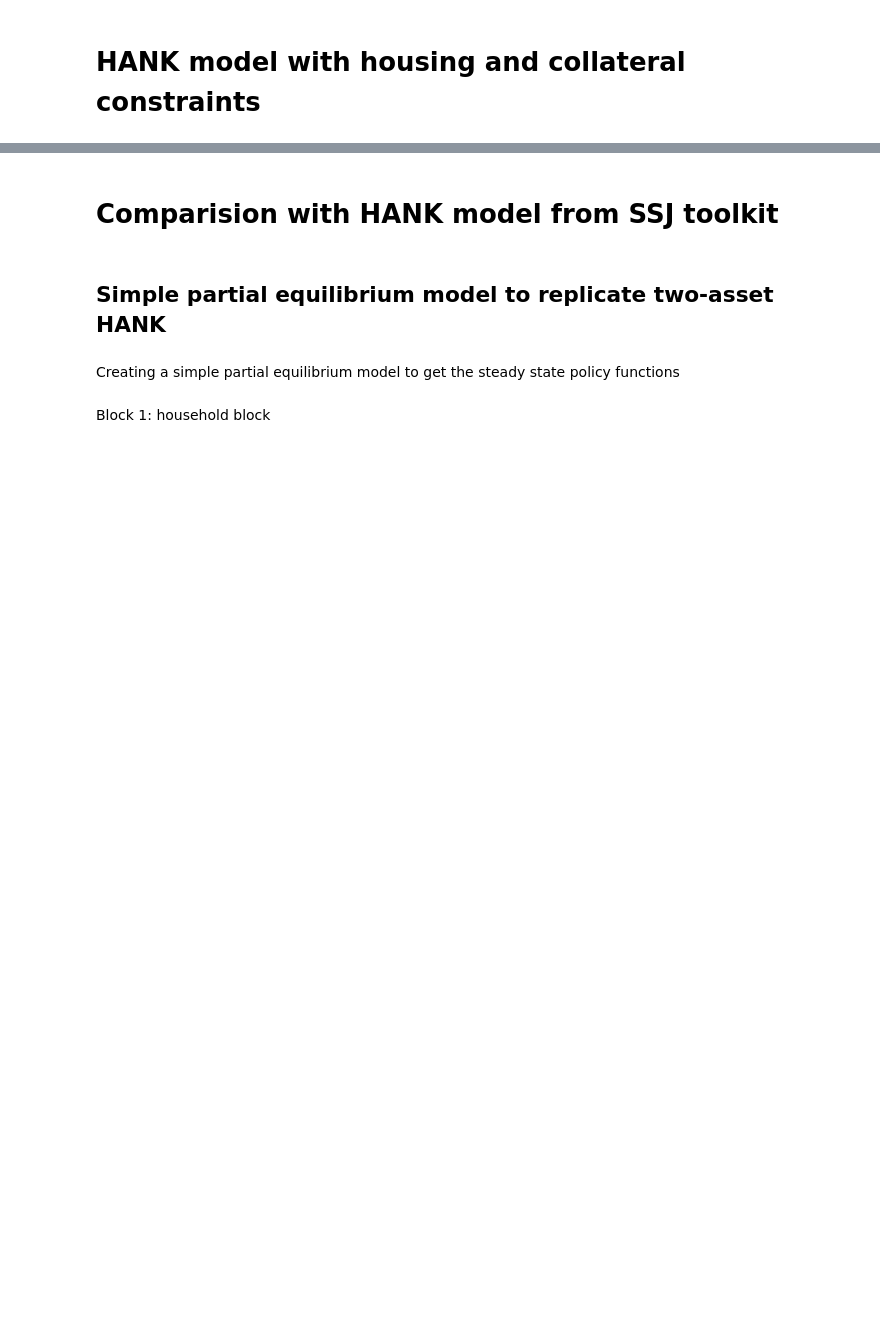
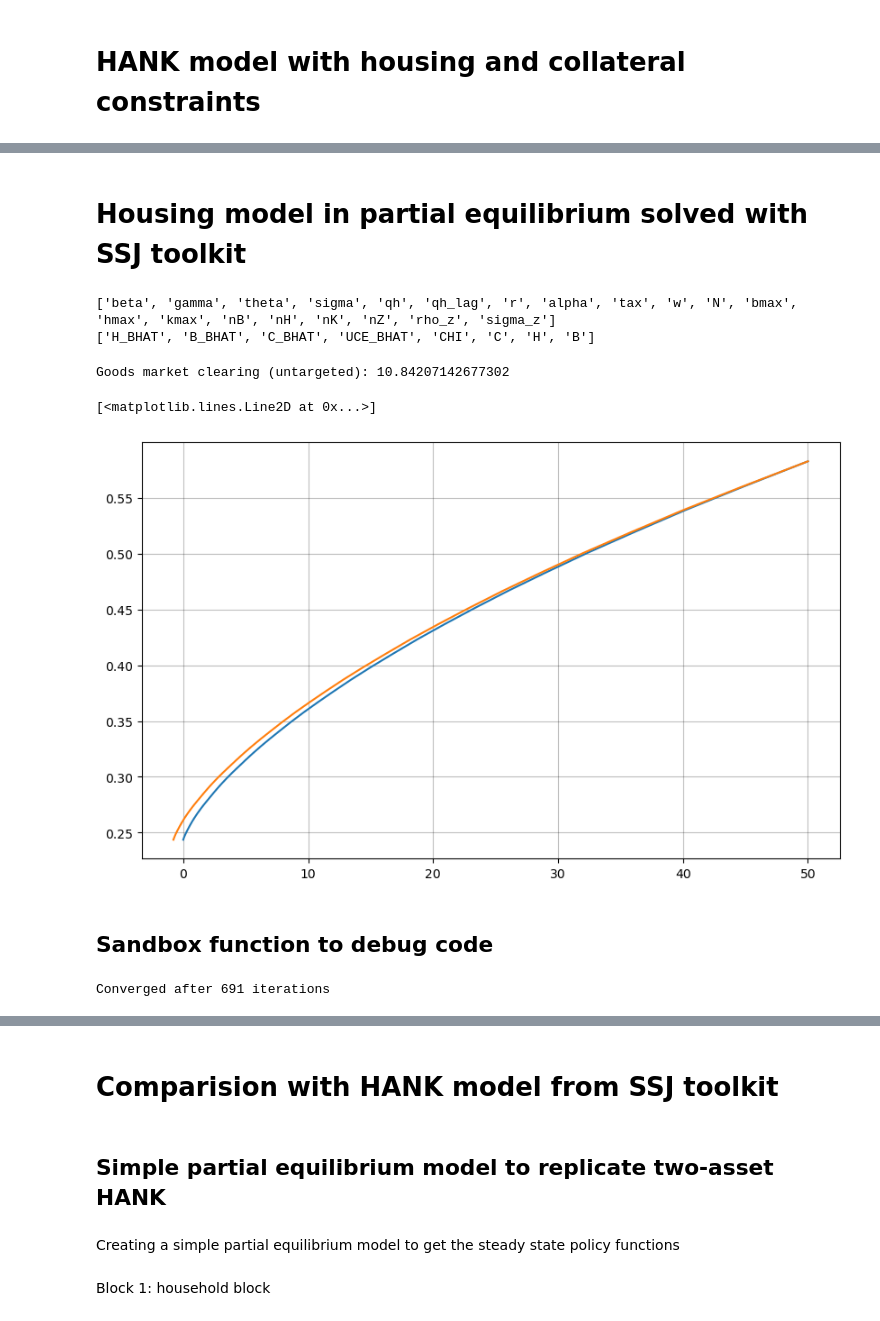
Before and after one commit to thom364e/sequence-jacobian, a Jupyter notebook: notebooks/housing_main.ipynb, the cells around one changed output, grey strips where cells are left out. Cells and saved outputs as stored; diff of their text form; code cells hidden in the pictures; blank space fills up the shorter version.

Commit message:
household problem working(ish)

```diff
--- a/notebooks/housing_main.ipynb
+++ b/notebooks/housing_main.ipynb
@@ -21,0 +27,44 @@ import hh_housing
+# %% [markdown]
+# Housing model in partial equilibrium solved with SSJ toolkit
+# %%
+# Setting up the heterogenous agent block
+hh = hh_housing_v2.hh_housecons # 1 step of backward induction algorithm
+hh_ext = hh.add_hetinputs([utils.income, utils.make_grids])
+hh_ext2 = hh_ext.add_hetoutputs([utils.bhat_to_b])
+print(hh_ext2.inputs)
+print(hh_ext2.outputs)
+
+# Creating the model with the other blocks being market clearing conditions
+blocks_ss = [hh_ext2, utils.nondur_mkt_clearing, utils.house_mkt_clearing]
+hank_ss = create_model(blocks_ss, name='Partial Equilibrium')
+
+calibration = {'nZ': 3, 'nB': 50, 'nH': 70, 'nK': 50,'bmax': 50, 'hmax': 10,
+               'kmax': 1, 'rho_z': 0.966, 'sigma_z': 0.92, 'tax': 0.3560606060606061,
+               'w': 0.66, 'N': 1.0, 'beta': 0.9762739008880041, 'gamma': 0.8, 'r': 0.025,
+               'Y': 1.0, 'sigma': 2.0, 'theta': 0.7,'qh_lag': 5.5, 'alpha': 1.0, 'qh': 5.5}
+
+unknowns_ss = {'HBAR': 1.0}
+targets_ss = {'house_mkt': 0.0}
+
+cali = hank_ss.solve_steady_state(calibration, unknowns_ss, targets_ss, solver='hybr')
+ss =  hank_ss.steady_state(cali)
+# %% [output]
+['beta', 'gamma', 'theta', 'sigma', 'qh', 'qh_lag', 'r', 'alpha', 'tax', 'w', 'N', 'bmax', 'hmax', 'kmax', 'nB', 'nH', 'nK', 'nZ', 'rho_z', 'sigma_z']
+['H_BHAT', 'B_BHAT', 'C_BHAT', 'UCE_BHAT', 'CHI', 'C', 'H', 'B']
+# %%
+print(f"Goods market clearing (untargeted): {ss['goods_mkt']}")
+# %% [output]
+Goods market clearing (untargeted): 10.84207142677302
+# %%
+fig = plt.figure(figsize=(10, 6))
+ax = fig.add_subplot(1,1,1)
+
+h_point = 10
+# ax.plot(ss.internals['hh']['b_grid'], ss.internals['hh']['c'][1,:,1].T, label = 'Consumption, general equilibrium')
+ax.plot(cali.internals['hh_housecons']['b_bhat_grid'], cali.internals['hh_housecons']['h_bhat'][1,:,h_point].T, label = 'Low gamma')
+ax.plot(cali.internals['hh_housecons']['b_grid'][h_point,:], cali.internals['hh_housecons']['h_bhat'][1,:,h_point].T, label = 'High gamma')
+# %% [output]
+[<matplotlib.lines.Line2D at 0x...>]
+[figure, added]
+# %% [markdown]
+## Sandbox function to debug code
@@ -21,0 +95,14 @@ import hh_housing
+# %%
+import warnings
+warnings.simplefilter('always', RuntimeWarning)
+
+b_bhat_grid, h_bhat_grid, k_grid, e_grid, Pi, b_grid = utils.make_grids(bmax, hmax, kmax, nB, nH, nK, nZ, rho_z, sigma_z, gamma, qh)
+z_grid = utils.income(e_grid, tax, w, N)
+
+# use backward induction to solve for the steady state policy functions
+Vh_p, Vb_p, h_bhat, b_bhat, c_bhat, _ = utils.policy_ss(h_bhat_grid, b_bhat_grid, z_grid, e_grid, k_grid, beta,
+                                         gamma, theta, sigma, qh, qh_lag, r, alpha, tol=1E-8, max_iter=5_000, debug = False)
+
+c, h, b = utils.bhat_to_b(h_bhat_grid, b_bhat_grid, b_grid, z_grid, c_bhat, h_bhat, gamma, alpha, r, qh, qh_lag)
+# %% [output]
+Converged after 691 iterations
```
Also changed, not shown: parts of 11 cells of this notebook, 4 other files.
